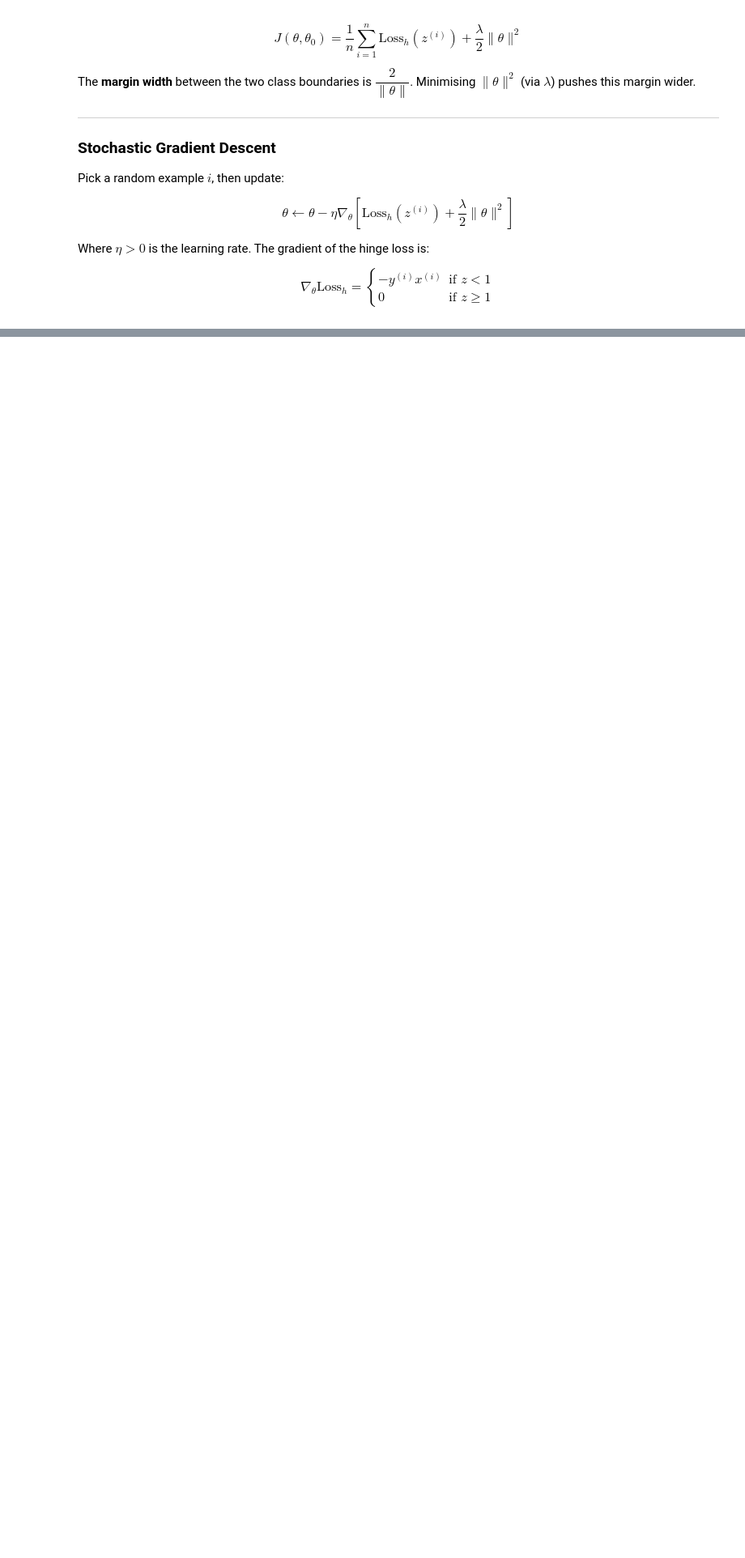
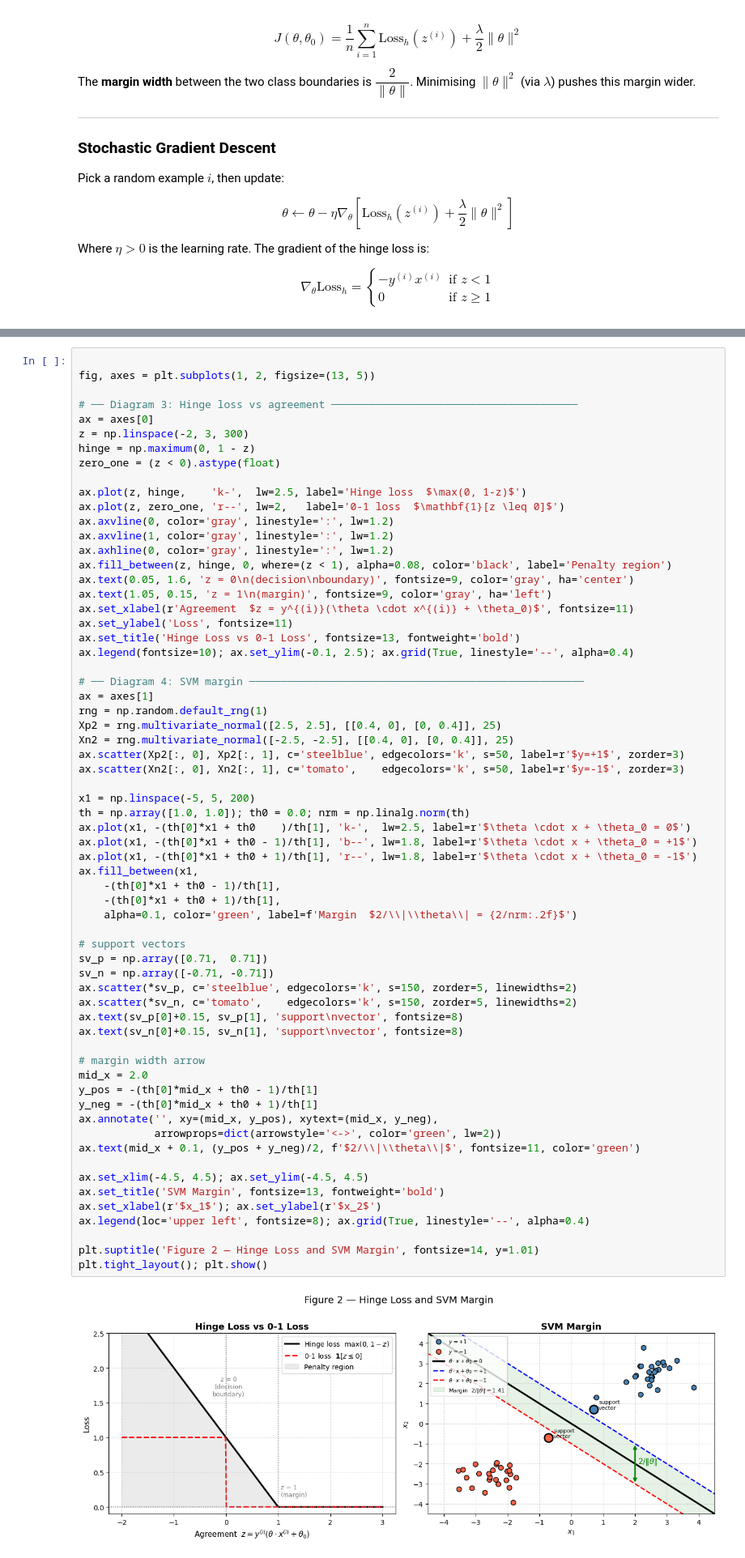
Before and after one commit to Prashan7h/ml-algorithms, a Jupyter notebook: notebooks/01_linear_classifier_perceptron.ipynb, the cells around one changed output, grey strips where cells are left out. Shown at 81% size. Drawn from its saved outputs; the diff is of its cells as text; blank space fills up the shorter version.

```diff
--- a/notebooks/01_linear_classifier_perceptron.ipynb
+++ b/notebooks/01_linear_classifier_perceptron.ipynb
@@ -78,3 +144,69 @@ $$\nabla_\theta \text{Loss}_h = \begin{cases} -y^{(i)} x^{(i)} & \text{if } z <
+# %%
+
+fig, axes = plt.subplots(1, 2, figsize=(13, 5))
+
+# ── Diagram 3: Hinge loss vs agreement ───────────────────────────────────────
+ax = axes[0]
+z = np.linspace(-2, 3, 300)
+hinge = np.maximum(0, 1 - z)
+zero_one = (z < 0).astype(float)
+
+ax.plot(z, hinge,    'k-',  lw=2.5, label='Hinge loss  $\max(0, 1-z)$')
+ax.plot(z, zero_one, 'r--', lw=2,   label='0-1 loss  $\mathbf{1}[z \leq 0]$')
+ax.axvline(0, color='gray', linestyle=':', lw=1.2)
+ax.axvline(1, color='gray', linestyle=':', lw=1.2)
+ax.axhline(0, color='gray', linestyle=':', lw=1.2)
+ax.fill_between(z, hinge, 0, where=(z < 1), alpha=0.08, color='black', label='Penalty region')
+ax.text(0.05, 1.6, 'z = 0\n(decision\nboundary)', fontsize=9, color='gray', ha='center')
+ax.text(1.05, 0.15, 'z = 1\n(margin)', fontsize=9, color='gray', ha='left')
+ax.set_xlabel(r'Agreement  $z = y^{(i)}(\theta \cdot x^{(i)} + \theta_0)$', fontsize=11)
+ax.set_ylabel('Loss', fontsize=11)
+ax.set_title('Hinge Loss vs 0-1 Loss', fontsize=13, fontweight='bold')
+ax.legend(fontsize=10); ax.set_ylim(-0.1, 2.5); ax.grid(True, linestyle='--', alpha=0.4)
+
+# ── Diagram 4: SVM margin ─────────────────────────────────────────────────────
+ax = axes[1]
+rng = np.random.default_rng(1)
+Xp2 = rng.multivariate_normal([2.5, 2.5], [[0.4, 0], [0, 0.4]], 25)
+Xn2 = rng.multivariate_normal([-2.5, -2.5], [[0.4, 0], [0, 0.4]], 25)
+ax.scatter(Xp2[:, 0], Xp2[:, 1], c='steelblue', edgecolors='k', s=50, label=r'$y=+1$', zorder=3)
+ax.scatter(Xn2[:, 0], Xn2[:, 1], c='tomato',    edgecolors='k', s=50, label=r'$y=-1$', zorder=3)
+
+x1 = np.linspace(-5, 5, 200)
+th = np.array([1.0, 1.0]); th0 = 0.0; nrm = np.linalg.norm(th)
+ax.plot(x1, -(th[0]*x1 + th0    )/th[1], 'k-',  lw=2.5, label=r'$\theta \cdot x + \theta_0 = 0$')
+ax.plot(x1, -(th[0]*x1 + th0 - 1)/th[1], 'b--', lw=1.8, label=r'$\theta \cdot x + \theta_0 = +1$')
+ax.plot(x1, -(th[0]*x1 + th0 + 1)/th[1], 'r--', lw=1.8, label=r'$\theta \cdot x + \theta_0 = -1$')
+ax.fill_between(x1,
+    -(th[0]*x1 + th0 - 1)/th[1],
+    -(th[0]*x1 + th0 + 1)/th[1],
+    alpha=0.1, color='green', label=f'Margin  $2/\\|\\theta\\| = {2/nrm:.2f}$')
+
+# support vectors
+sv_p = np.array([0.71,  0.71])
+sv_n = np.array([-0.71, -0.71])
+ax.scatter(*sv_p, c='steelblue', edgecolors='k', s=150, zorder=5, linewidths=2)
+ax.scatter(*sv_n, c='tomato',    edgecolors='k', s=150, zorder=5, linewidths=2)
+ax.text(sv_p[0]+0.15, sv_p[1], 'support\nvector', fontsize=8)
+ax.text(sv_n[0]+0.15, sv_n[1], 'support\nvector', fontsize=8)
+
+# margin width arrow
+mid_x = 2.0
+y_pos = -(th[0]*mid_x + th0 - 1)/th[1]
+y_neg = -(th[0]*mid_x + th0 + 1)/th[1]
+ax.annotate('', xy=(mid_x, y_pos), xytext=(mid_x, y_neg),
+            arrowprops=dict(arrowstyle='<->', color='green', lw=2))
+ax.text(mid_x + 0.1, (y_pos + y_neg)/2, f'$2/\\|\\theta\\|$', fontsize=11, color='green')
+
+ax.set_xlim(-4.5, 4.5); ax.set_ylim(-4.5, 4.5)
+ax.set_title('SVM Margin', fontsize=13, fontweight='bold')
+ax.set_xlabel(r'$x_1$'); ax.set_ylabel(r'$x_2$')
+ax.legend(loc='upper left', fontsize=8); ax.grid(True, linestyle='--', alpha=0.4)
+
+plt.suptitle('Figure 2 — Hinge Loss and SVM Margin', fontsize=14, y=1.01)
+plt.tight_layout(); plt.show()
+# %% [output]
+[figure, added]
 # %% [markdown]
 ## 3. Problem Class
 
```
Also changed, not shown: parts of 13 cells of this notebook.
